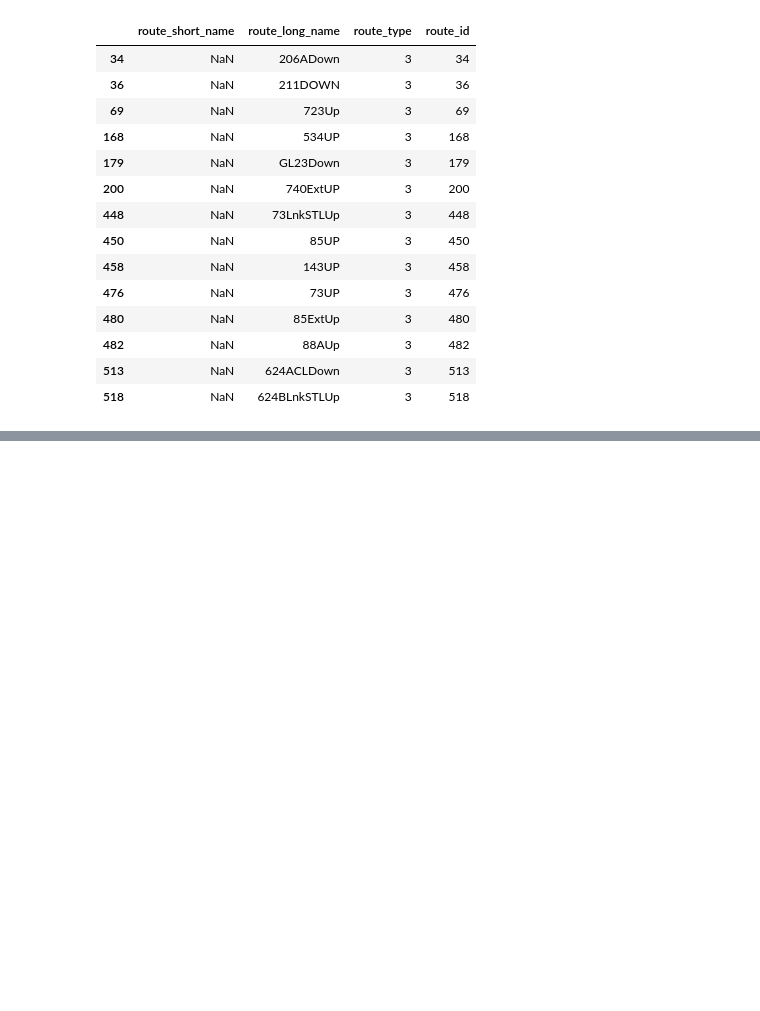
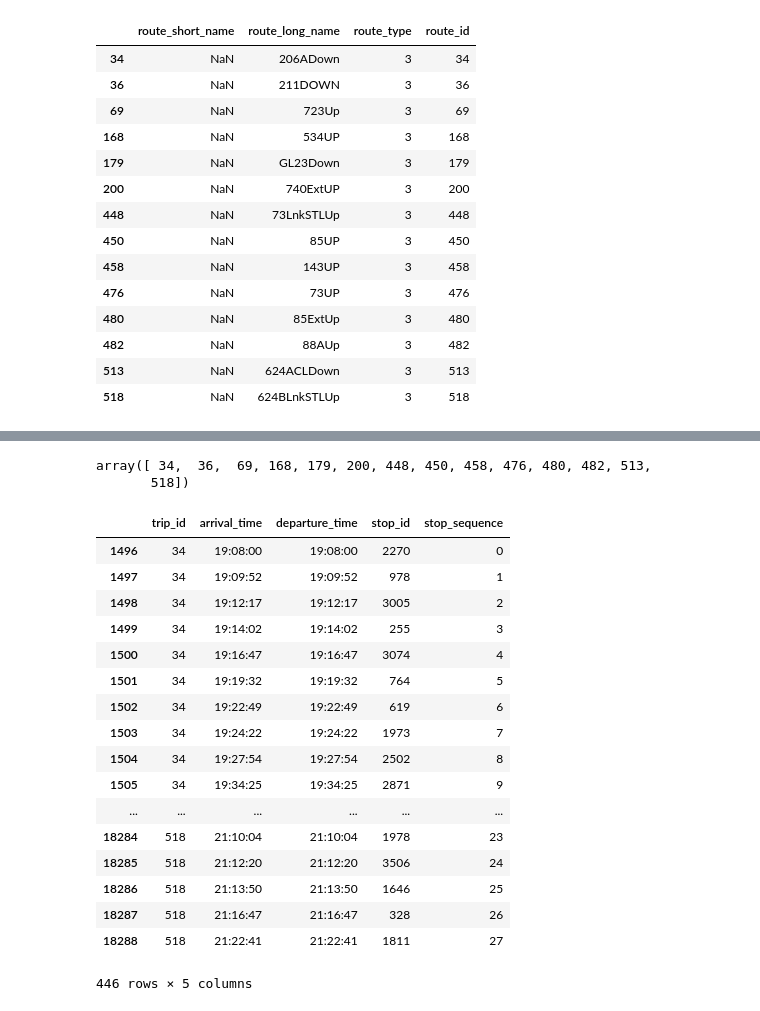
Before and after one commit to ChetanMadan/Zero-One-Hop-Routes, a Jupyter notebook: Untitled.ipynb, the cells around one changed output, grey strips where cells are left out. Cells and saved outputs as stored; diff of their text form; code cells hidden in the pictures; blank space fills up the shorter version.

```diff
--- a/Untitled.ipynb
+++ b/Untitled.ipynb
@@ -249,0 +261,12 @@ for i in range(1120,1155):
+# %%
+bus_from_one = find_route_ids('Hasanpur Depot')[1]
+# %%
+step_1_1=pd.DataFrame()
+for i in bus_from_one:
+    step_1_1 = step_1_1.append(routes.loc[routes['route_long_name'] == i])
+# %%
+step_1_2 = pd.DataFrame()
+
+for i in np.asarray(step_1_1['route_id']):
+    print("       ",i)
+    step_1_2 = step_1_2.append(trips.loc[trips['trip_id']==i])
@@ -249,0 +288,30 @@ for i in range(1120,1155):
+# %%
+np.asarray(step_1_2['trip_id'])
+# %% [output]
+array([ 34,  36,  69, 168, 179, 200, 448, 450, 458, 476, 480, 482, 513,
+       518])
+# %%
+step_1_3= pd.DataFrame()
+for i in np.asarray(step_1_2['trip_id']):
+    step_1_3 = step_1_3.append(stop_times.loc[stop_times['trip_id']==i])
+# %%
+step_1_3
+# %% [output]
+|  | trip_id | arrival_time | departure_time | stop_id | stop_sequence |
+| 1496 | 34 | 19:08:00 | 19:08:00 | 2270 | 0 |
+| 1497 | 34 | 19:09:52 | 19:09:52 | 978 | 1 |
+| 1498 | 34 | 19:12:17 | 19:12:17 | 3005 | 2 |
+| 1499 | 34 | 19:14:02 | 19:14:02 | 255 | 3 |
+| 1500 | 34 | 19:16:47 | 19:16:47 | 3074 | 4 |
+| 1501 | 34 | 19:19:32 | 19:19:32 | 764 | 5 |
+| 1502 | 34 | 19:22:49 | 19:22:49 | 619 | 6 |
+| 1503 | 34 | 19:24:22 | 19:24:22 | 1973 | 7 |
+| 1504 | 34 | 19:27:54 | 19:27:54 | 2502 | 8 |
+| 1505 | 34 | 19:34:25 | 19:34:25 | 2871 | 9 |
+| ... | ... | ... | ... | ... | ... |
+| 18284 | 518 | 21:10:04 | 21:10:04 | 1978 | 23 |
+| 18285 | 518 | 21:12:20 | 21:12:20 | 3506 | 24 |
+| 18286 | 518 | 21:13:50 | 21:13:50 | 1646 | 25 |
+| 18287 | 518 | 21:16:47 | 21:16:47 | 328 | 26 |
+| 18288 | 518 | 21:22:41 | 21:22:41 | 1811 | 27 |
+446 rows × 5 columns
```
Also changed, not shown: parts of 16 cells of this notebook.
